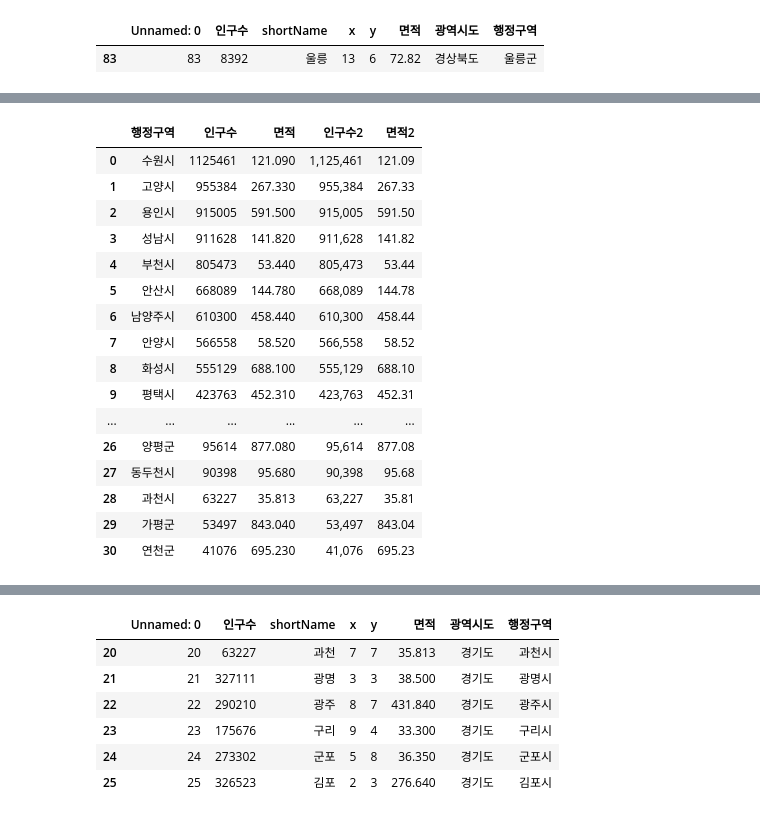
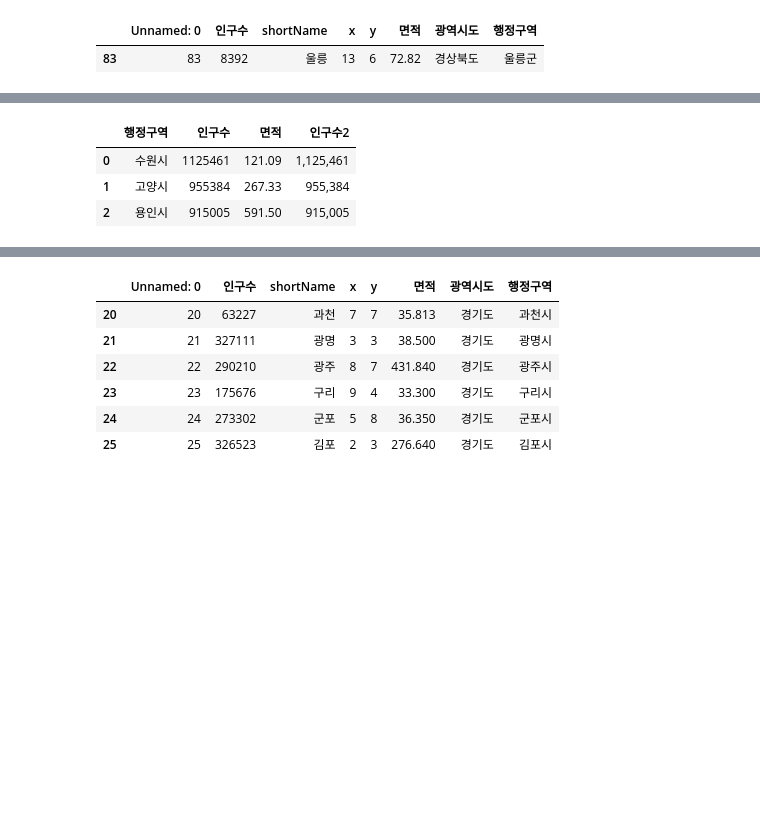
Before and after one commit to adunto/Python_WebScraping_Analysis, a Jupyter notebook: 03-1.행정구역정보_분석과시각화.ipynb, the cells around one changed output, grey strips where cells are left out. Drawn from its saved outputs; the diff is of its cells as text; code cells hidden in the pictures; blank space fills up the shorter version.

```diff
--- a/03-1.행정구역정보_분석과시각화.ipynb
+++ b/03-1.행정구역정보_분석과시각화.ipynb
@@ -15,5 +15,9 @@ print(pd.__version__)
 # %% [markdown]
 ##### pandas의 read_csv() 함수로 csv file을 읽어서 DataFrame 객체로 생성하고 데이터 확인하기
 # %%
-df = pd.DataFrame()
+path = "data/data_draw_korea.csv"
+
+df = pd.DataFrame(pd.read_csv(path))
+
+df
 # %% [output]
@@ -310,23 +376,17 @@ Name: count, dtype: int64
 # %%
-#경기도에 속한 행정구역명, 인구수, 면적 선택하기 인구수를 descending 순서대로 출력하고 index reset 하여 gy_df 라는 변수에 저장하기
+#경기도에 속한 행정구역명, 인구수, 면적 선택하기 인구수를
+# descending 순서대로 출력하고 index reset 하여 gy_df 라는 변수에 저장하기
 #data.loc[row , col]
 
+gy_df = df.loc[df["광역시도"] == "경기도", ['행정구역', '인구수', '면적']]\
+    .sort_values(by='인구수', ascending=False).reset_index(drop=True)
+
 # 인구수2 라는 새로운 컬럼을 생성
+gy_df['인구수2'] = gy_df['인구수'].map(lambda n: "{:,}".format(n))
+
+gy_df.head(3)
 # %% [output]
-|  | 행정구역 | 인구수 | 면적 | 인구수2 | 면적2 |
-| 0 | 수원시 | 1125461 | 121.090 | 1,125,461 | 121.09 |
-| 1 | 고양시 | 955384 | 267.330 | 955,384 | 267.33 |
-| 2 | 용인시 | 915005 | 591.500 | 915,005 | 591.50 |
-| 3 | 성남시 | 911628 | 141.820 | 911,628 | 141.82 |
-| 4 | 부천시 | 805473 | 53.440 | 805,473 | 53.44 |
-| 5 | 안산시 | 668089 | 144.780 | 668,089 | 144.78 |
-| 6 | 남양주시 | 610300 | 458.440 | 610,300 | 458.44 |
-| 7 | 안양시 | 566558 | 58.520 | 566,558 | 58.52 |
-| 8 | 화성시 | 555129 | 688.100 | 555,129 | 688.10 |
-| 9 | 평택시 | 423763 | 452.310 | 423,763 | 452.31 |
-| ... | ... | ... | ... | ... | ... |
-| 26 | 양평군 | 95614 | 877.080 | 95,614 | 877.08 |
-| 27 | 동두천시 | 90398 | 95.680 | 90,398 | 95.68 |
-| 28 | 과천시 | 63227 | 35.813 | 63,227 | 35.81 |
-| 29 | 가평군 | 53497 | 843.040 | 53,497 | 843.04 |
-| 30 | 연천군 | 41076 | 695.230 | 41,076 | 695.23 |
+|  | 행정구역 | 인구수 | 면적 | 인구수2 |
+| 0 | 수원시 | 1125461 | 121.09 | 1,125,461 |
+| 1 | 고양시 | 955384 | 267.33 | 955,384 |
+| 2 | 용인시 | 915005 | 591.50 | 915,005 |
```
Also changed, not shown: parts of 49 cells of this notebook, 1 other file.
